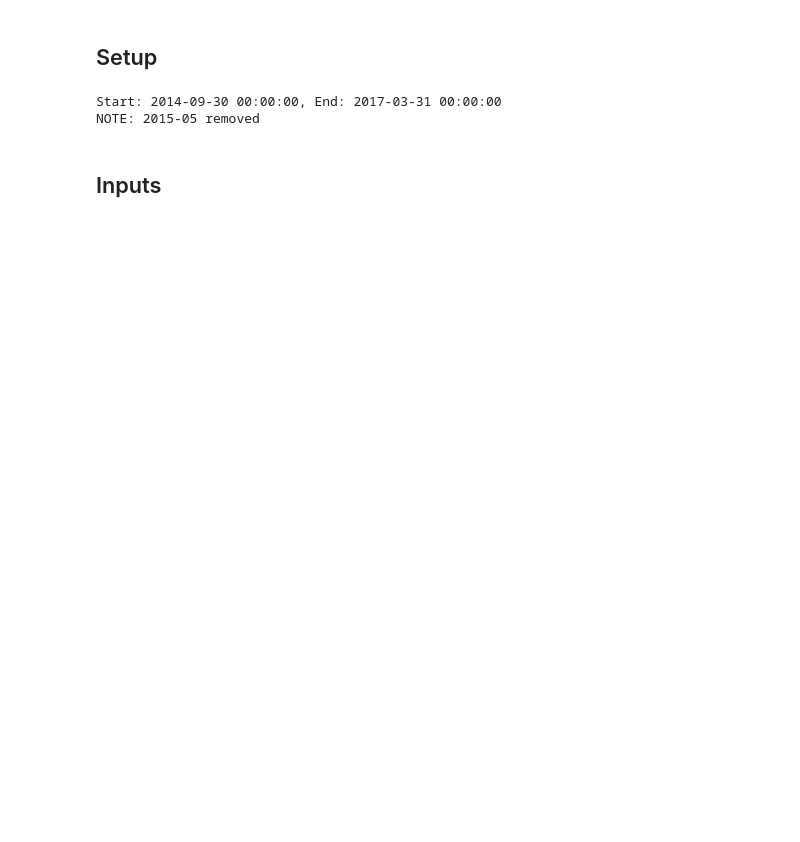
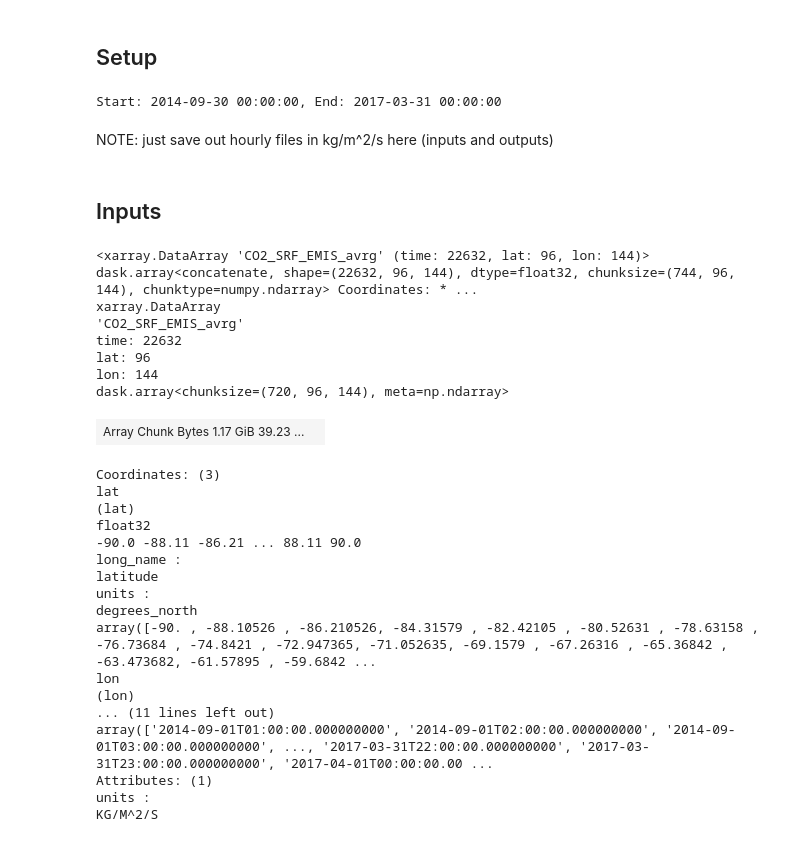
Before and after one commit to joshhjacobson/wombat-paper, a Jupyter notebook: validation/data_wrangling.ipynb, the cells around one changed output. Drawn from its saved outputs; the diff is of its cells as text; code cells hidden in the pictures; blank space fills up the shorter version.

```diff
--- a/validation/data_wrangling.ipynb
+++ b/validation/data_wrangling.ipynb
@@ -5,12 +7,12 @@ import xarray as xr
 # %% [markdown]
 ## Setup
 # %%
-study_timeperiod = pd.date_range(start="2014-09", end="2017-04", freq="1M").drop(["2015-05-31"])
+study_timeperiod = pd.date_range(start="2014-09", end="2017-04", freq="1M")
 print(f"Start: {study_timeperiod[0]}, End: {study_timeperiod[-1]}")
-print("NOTE: 2015-05 removed")
 # %% [output]
 Start: 2014-09-30 00:00:00, End: 2017-03-31 00:00:00
-NOTE: 2015-05 removed
+# %% [markdown]
+NOTE: just save out hourly files in kg/m^2/s here (inputs and outputs)
 # %% [markdown]
 ## Inputs
 # %%
@@ -37,0 +27,54 @@ for month in study_timeperiod:
+# %%
+def round_nearest_hour(t):
+    # round input datetime to nearest hour by adding a timedelta hour if minute >= 30
+    return t.replace(second=0, microsecond=0, minute=0, hour=t.hour) + timedelta(
+        hours=t.minute // 30
+    )
+
+def from_gregorian(t):
+    # NOTE: int() gives floor which is what we want here
+    date_time = datetime.fromordinal(int(t)) + timedelta(days=t % 1)
+    return round_nearest_hour(date_time)
+
+
+def prepare_mozart_file(ds):
+    # format gregorian ordinal time as datetime
+    ds["time"] = pd.to_datetime([from_gregorian(t) for t in ds.time.values])
+    # extract co2 emissions array
+    return ds["CO2_SRF_EMIS_avrg"]
+
+
+# concatenate CO2_SRF_EMIS_avrg variable from MOZART diagnostics
+with xr.open_mfdataset(file_paths, preprocess=prepare_mozart_file, decode_times=False) as ds:
+    # for some reason, the files are off by a year
+    ds["time"] = ds["time"].to_series() - pd.DateOffset(years=1)
+    da_mozart = ds["CO2_SRF_EMIS_avrg"]
+
+# one observation for every hour of every day in study period, in units kg/m^2/s
+da_mozart
+# %% [output]
+<xarray.DataArray 'CO2_SRF_EMIS_avrg' (time: 22632, lat: 96, lon: 144)> dask.array<concatenate, shape=(22632, 96, 144), dtype=float32, chunksize=(744, 96, 144), chunktype=numpy.ndarray> Coordinates: * ...
+xarray.DataArray
+'CO2_SRF_EMIS_avrg'
+time: 22632
+lat: 96
+lon: 144
+dask.array<chunksize=(720, 96, 144), meta=np.ndarray>
+| Array Chunk Bytes 1.17 GiB 39.23 ... |  |
+Coordinates: (3)
+lat
+(lat)
+float32
+-90.0 -88.11 -86.21 ... 88.11 90.0
+long_name :
+latitude
+units :
+degrees_north
+array([-90. , -88.10526 , -86.210526, -84.31579 , -82.42105 , -80.52631 , -78.63158 , -76.73684 , -74.8421 , -72.947365, -71.052635, -69.1579 , -67.26316 , -65.36842 , -63.473682, -61.57895 , -59.6842 ...
+lon
+(lon)
+... (11 lines left out)
+array(['2014-09-01T01:00:00.000000000', '2014-09-01T02:00:00.000000000', '2014-09-01T03:00:00.000000000', ..., '2017-03-31T22:00:00.000000000', '2017-03-31T23:00:00.000000000', '2017-04-01T00:00:00.00 ...
+Attributes: (1)
+units :
+KG/M^2/S
```
Also changed, not shown: parts of 8 cells of this notebook.
